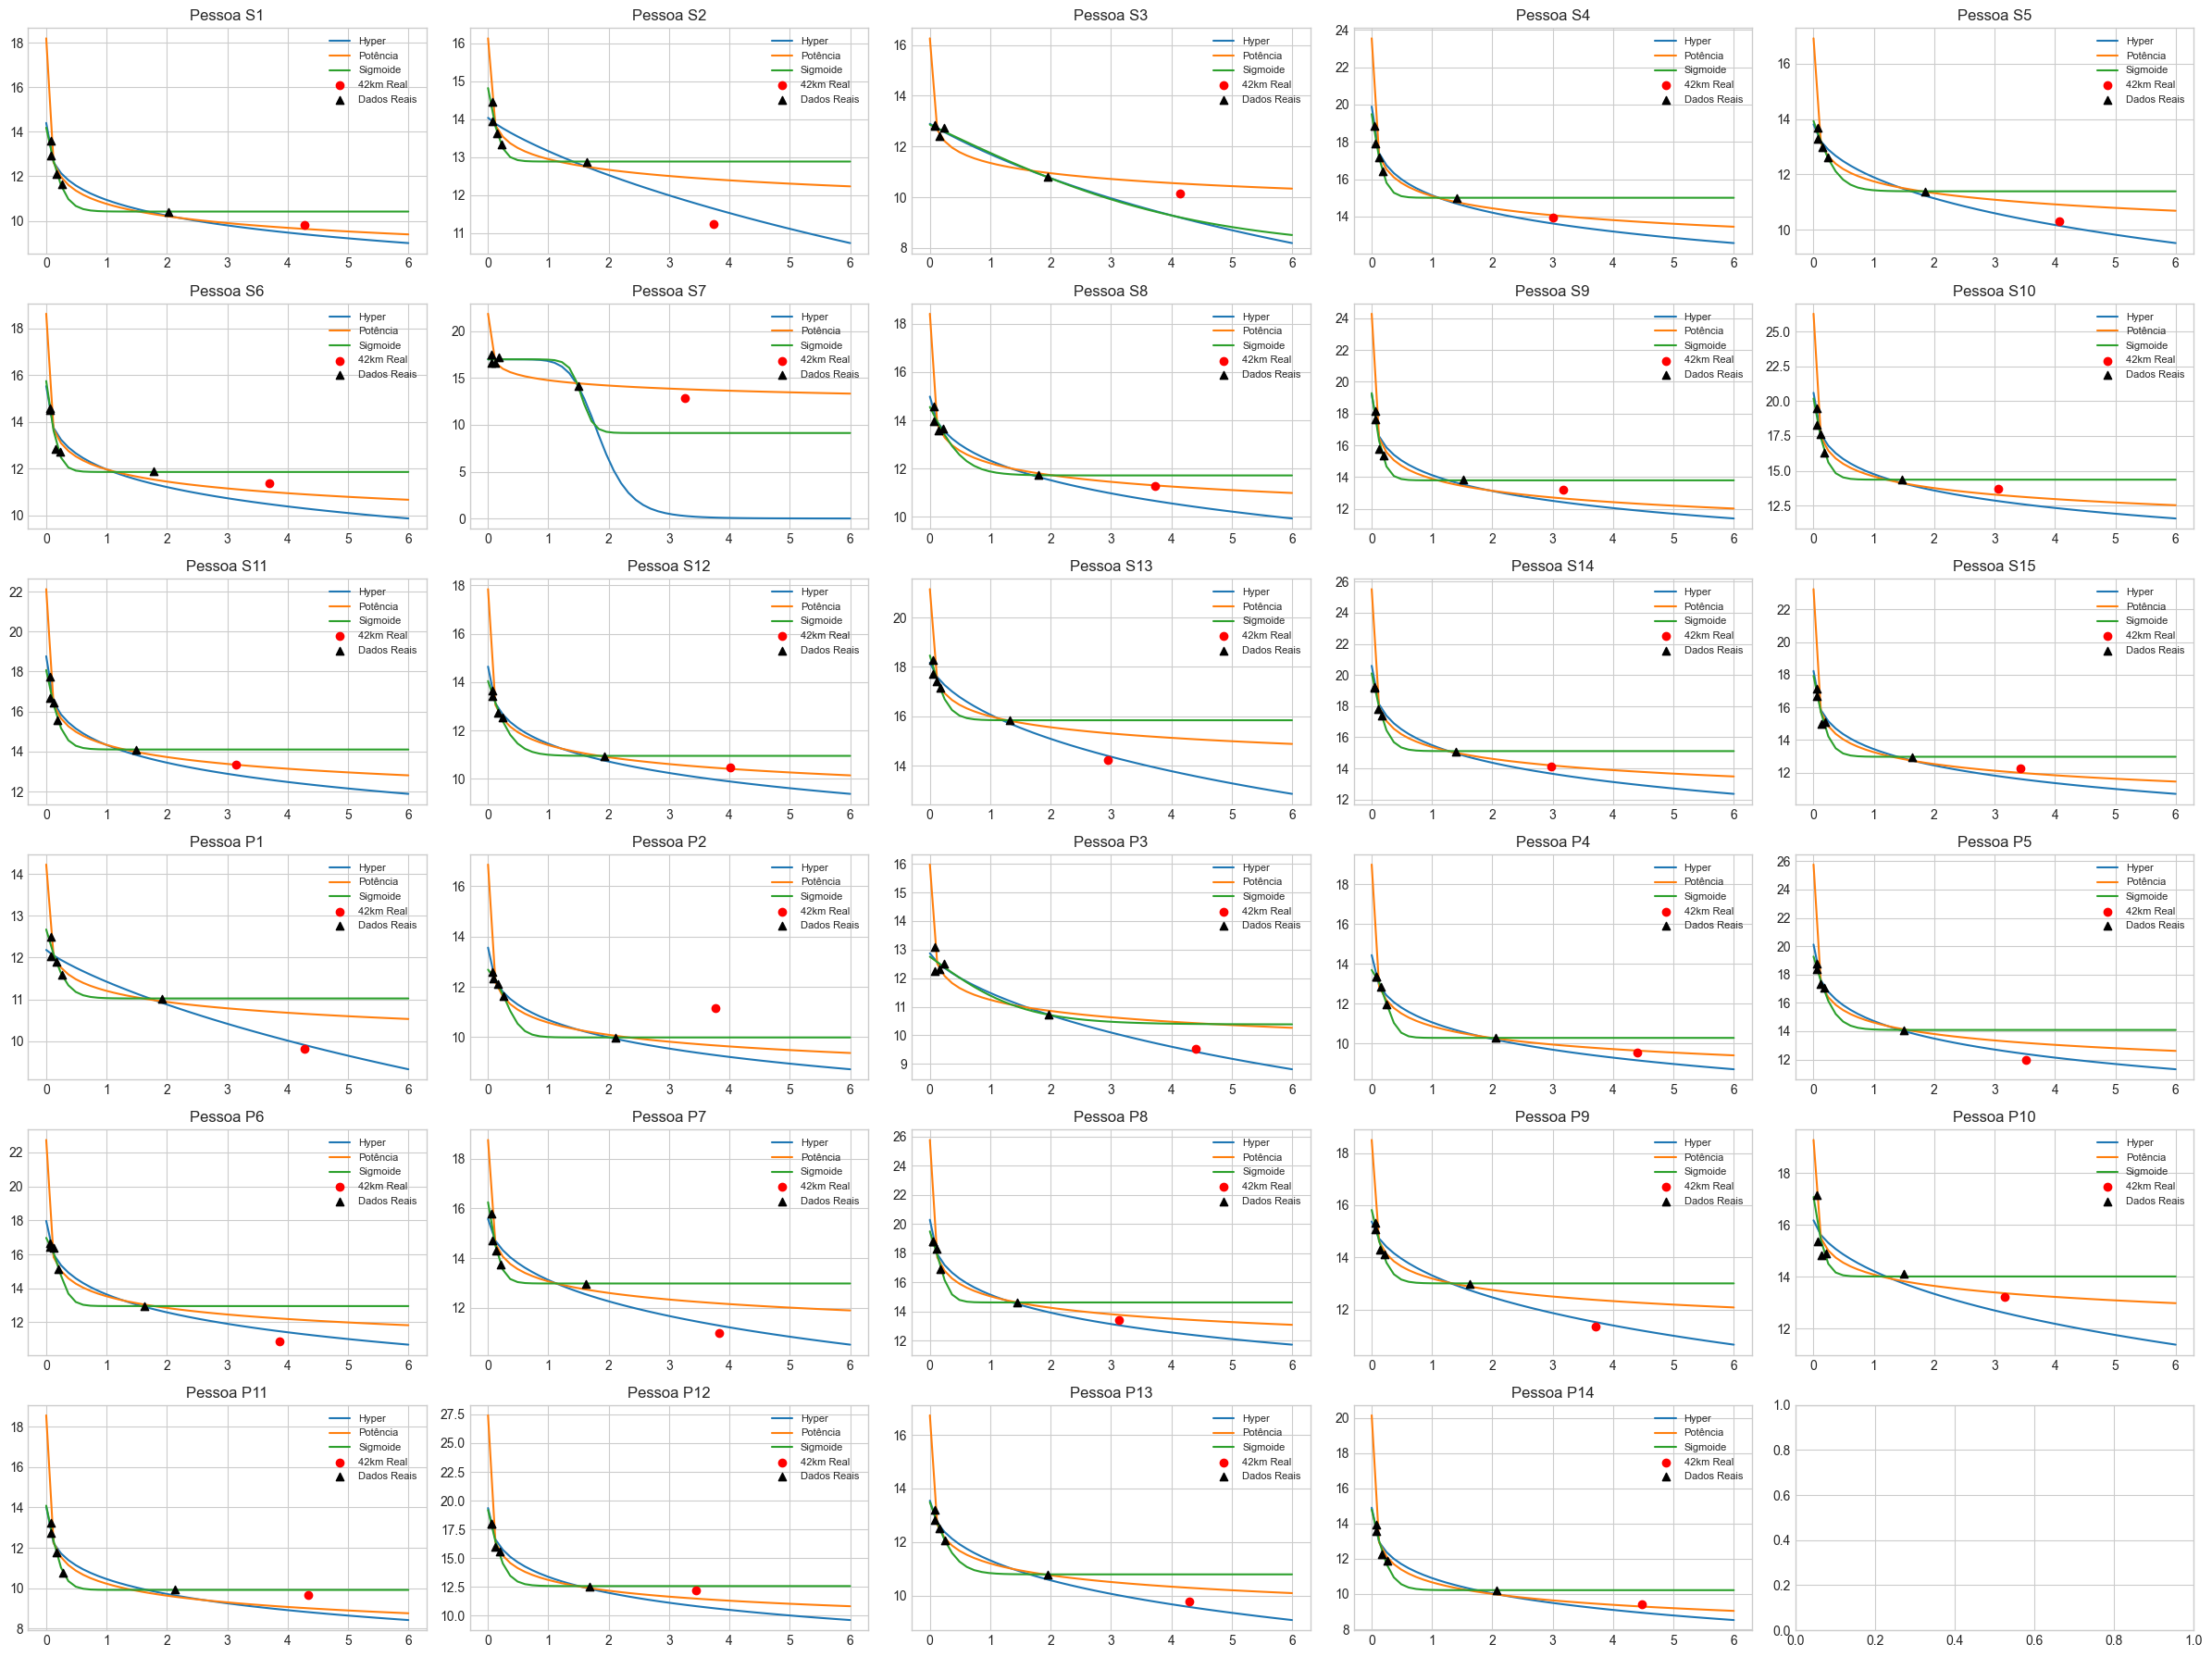
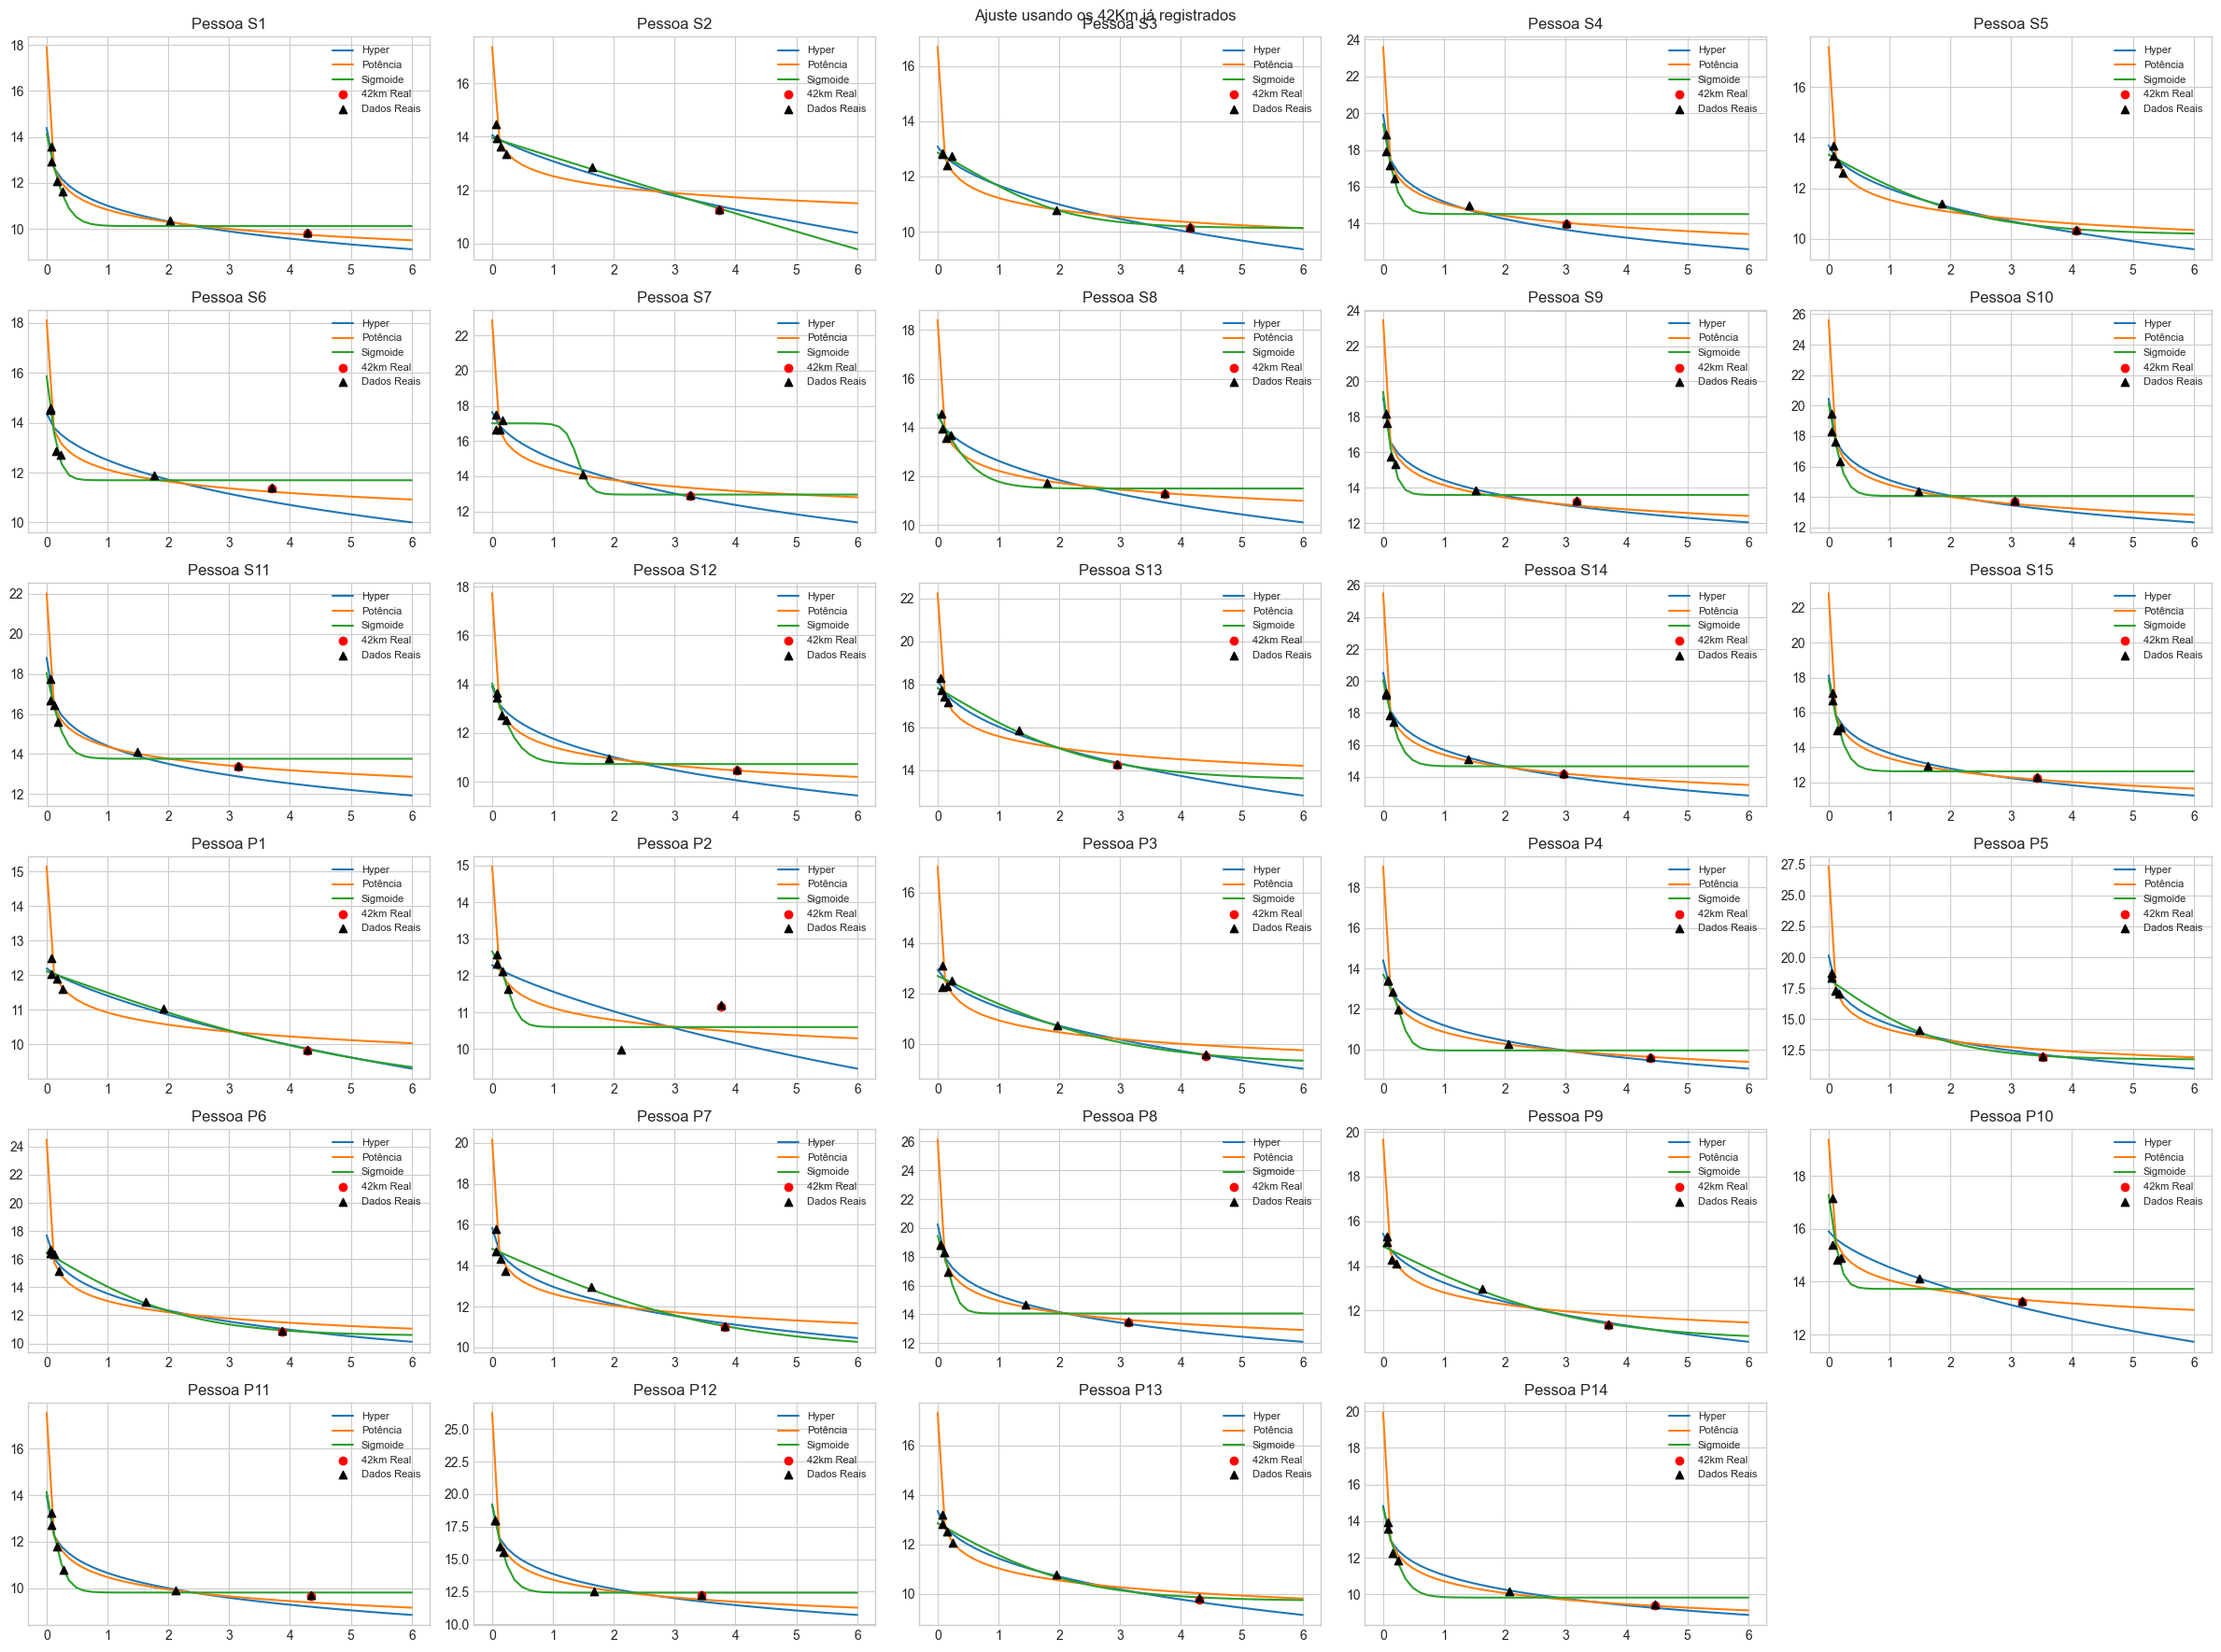
Unified diff of the notebook cell whose output changed from the first chart to the second:
--- before
+++ after
@@ -1,2 +1,3 @@
+SAVE_PATH = Path.cwd().resolve() / "Results"
 
 fig, axs = plt.subplots(6, 5, figsize=(24, 18))
@@ -10,4 +11,5 @@
         
         if count == 29:
+            ax.remove()
             break
 
@@ -34,4 +36,6 @@
         count += 1
 
+fig.suptitle("Ajuste usando os 42Km já registrados")
+fig.savefig(SAVE_PATH / "Resultado com 42km")
 fig.tight_layout()
 plt.show()

Commit: feat: plots with title and save_path configured